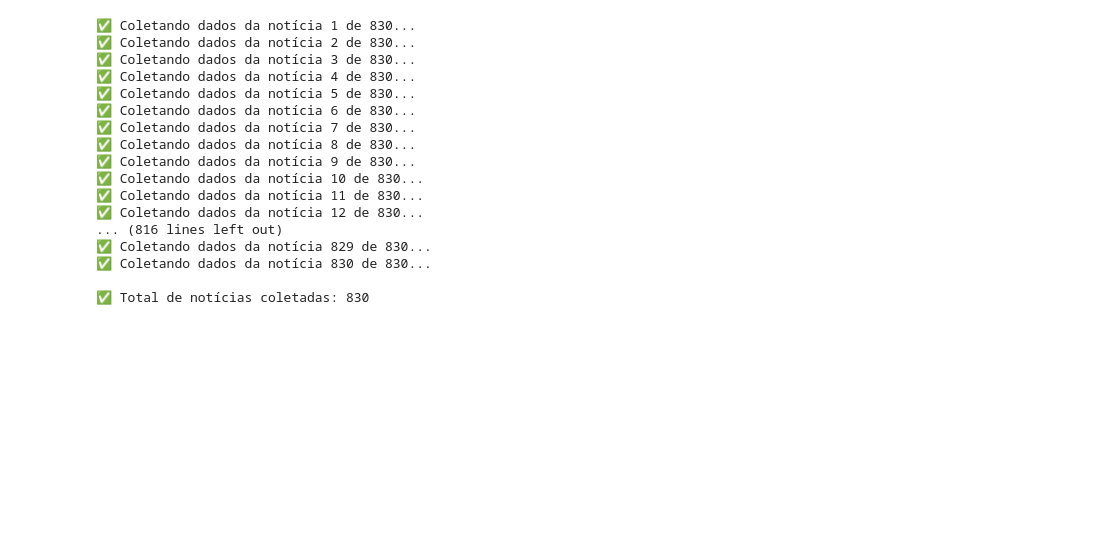
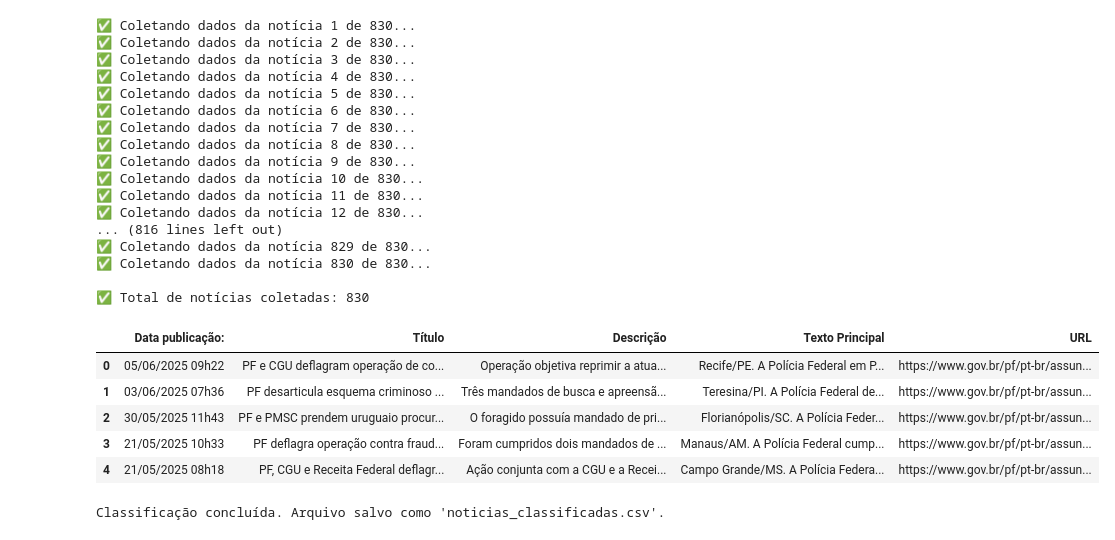
Before and after one commit to marshalmori/extrator-noticias, a Jupyter notebook: web-scraping.ipynb, the cells around one changed output. Cells and saved outputs as stored; diff of their text form; code cells hidden in the pictures; blank space fills up the shorter version.

```diff
--- a/web-scraping.ipynb
+++ b/web-scraping.ipynb
@@ -203,0 +252,30 @@ print(f"\n✅ Total de notícias coletadas: {len(resultado)}")
+# %%
+# CARREGAR O CSV
+df = pd.read_csv("dados_noticias.csv")
+# %%
+df.head(5)
+# %% [output]
+|  | Data publicação: | Título | Descrição | Texto Principal | URL |
+| 0 | 05/06/2025 09h22 | PF e CGU deflagram operação de co... | Operação objetiva reprimir a atua... | Recife/PE. A Polícia Federal em P... | https://www.gov.br/pf/pt-br/assun... |
+| 1 | 03/06/2025 07h36 | PF desarticula esquema criminoso ... | Três mandados de busca e apreensã... | Teresina/PI. A Polícia Federal de... | https://www.gov.br/pf/pt-br/assun... |
+| 2 | 30/05/2025 11h43 | PF e PMSC prendem uruguaio procur... | O foragido possuía mandado de pri... | Florianópolis/SC. A Polícia Feder... | https://www.gov.br/pf/pt-br/assun... |
+| 3 | 21/05/2025 10h33 | PF deflagra operação contra fraud... | Foram cumpridos dois mandados de ... | Manaus/AM. A Polícia Federal cump... | https://www.gov.br/pf/pt-br/assun... |
+| 4 | 21/05/2025 08h18 | PF, CGU e Receita Federal deflagr... | Ação conjunta com a CGU e a Recei... | Campo Grande/MS. A Polícia Federa... | https://www.gov.br/pf/pt-br/assun... |
+# %%
+
+# CLASSIFICAR CADA LINHA
+categorias = []
+for _, row in tqdm(df.iterrows(), total=len(df)):
+    categoria = classificar_noticia(row["Título"], row["Descrição"], row["Texto Principal"])
+    categorias.append(categoria)
+    time.sleep(1)  # Evita atingir o limite de taxa da API
+
+# ADICIONAR CATEGORIA AO DATAFRAME
+df["categoria"] = categorias
+
+# SALVAR RESULTADO
+df.to_csv("noticias_classificadas.csv", index=False)
+
+print("Classificação concluída. Arquivo salvo como 'noticias_classificadas.csv'.")
+# %% [output]
+Classificação concluída. Arquivo salvo como 'noticias_classificadas.csv'.
```
Also changed, not shown: parts of 4 cells of this notebook, 5 other files.
